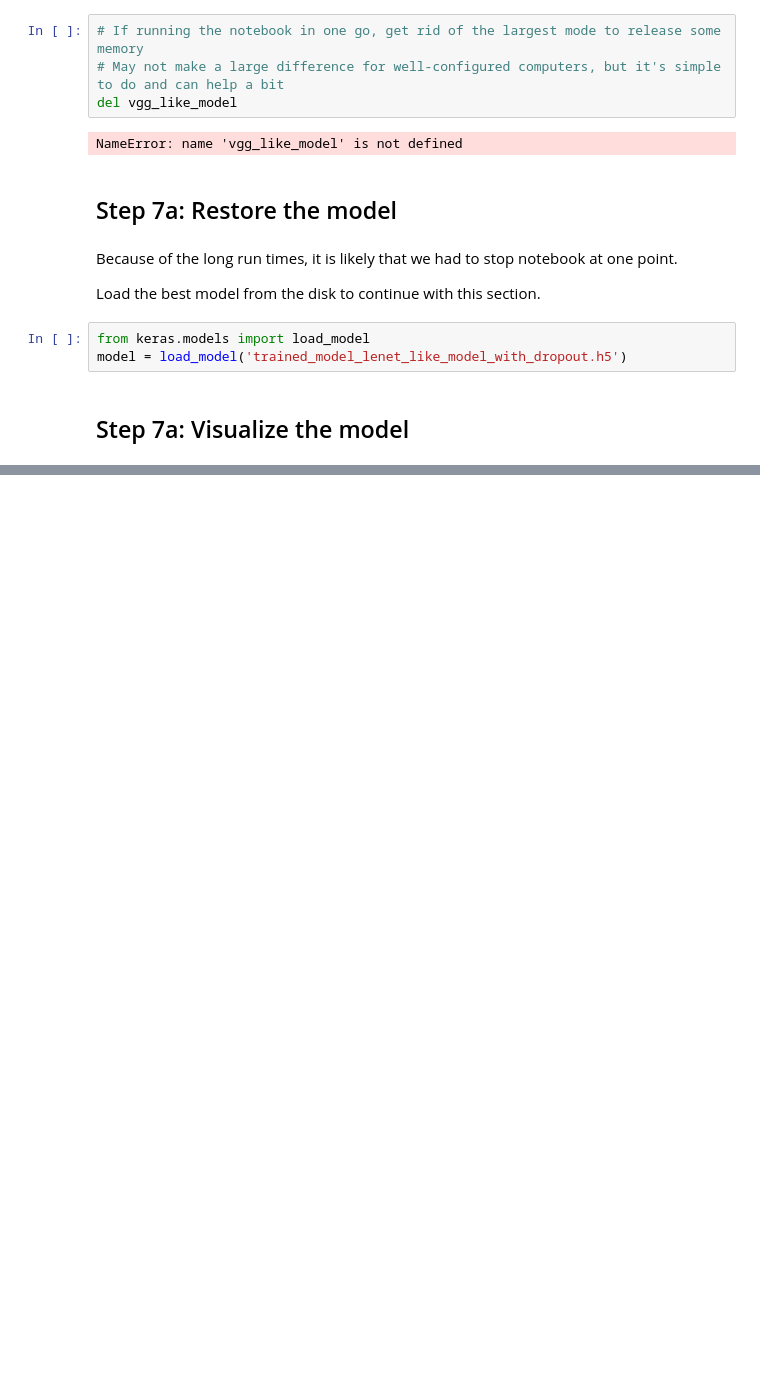
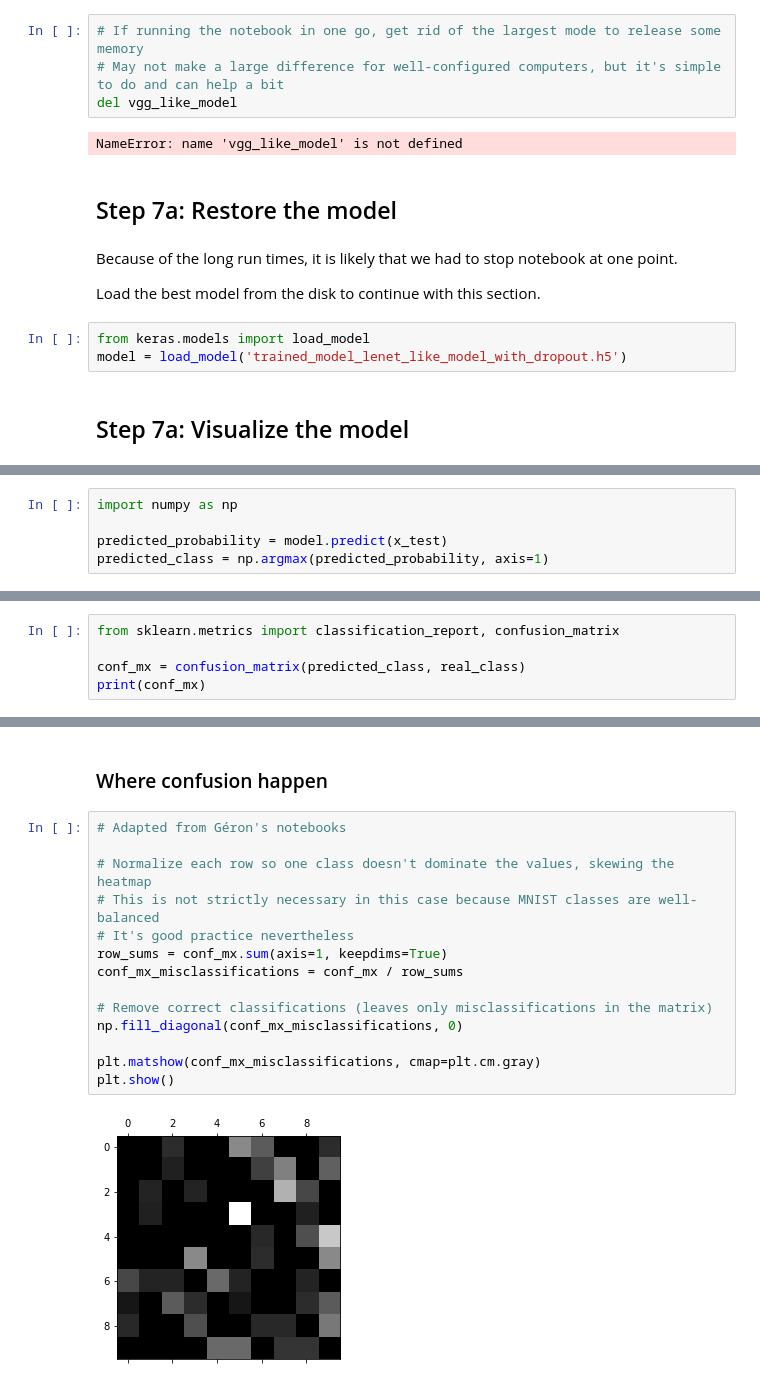
Before and after one commit to fau-masters-collected-works-cgarbin/cap6618-computer-vision, a Jupyter notebook: module5/CAP6618_PP3_final_cgarbin.ipynb, the cells around one changed output, grey strips where cells are left out. Drawn from its saved outputs; the diff is of its cells as text; blank space fills up the shorter version.

Commit message:
Add count of misclassification by digit

```diff
--- a/module5/CAP6618_PP3_final_cgarbin.ipynb
+++ b/module5/CAP6618_PP3_final_cgarbin.ipynb
@@ -473,0 +482,5 @@ SVG(dot_model.create(prog='dot', format='svg'))
+# %%
+import numpy as np
+
+predicted_probability = model.predict(x_test)
+predicted_class = np.argmax(predicted_probability, axis=1)
@@ -478,0 +498,5 @@ model = load_model('trained_model_lenet_like_model_with_dropout.h5')
+# %%
+from sklearn.metrics import classification_report, confusion_matrix
+
+conf_mx = confusion_matrix(predicted_class, real_class)
+print(conf_mx)
@@ -478,0 +514,18 @@ model = load_model('trained_model_lenet_like_model_with_dropout.h5')
+# %% [markdown]
+### Where confusion happen
+# %%
+# Adapted from Géron's notebooks
+
+# Normalize each row so one class doesn't dominate the values, skewing the heatmap
+# This is not strictly necessary in this case because MNIST classes are well-balanced
+# It's good practice nevertheless
+row_sums = conf_mx.sum(axis=1, keepdims=True)
+conf_mx_misclassifications = conf_mx / row_sums
+
+# Remove correct classifications (leaves only misclassifications in the matrix)
+np.fill_diagonal(conf_mx_misclassifications, 0)
+
+plt.matshow(conf_mx_misclassifications, cmap=plt.cm.gray)
+plt.show()
+# %% [output]
+[figure, added]
```
Also changed, not shown: parts of 15 cells of this notebook.
